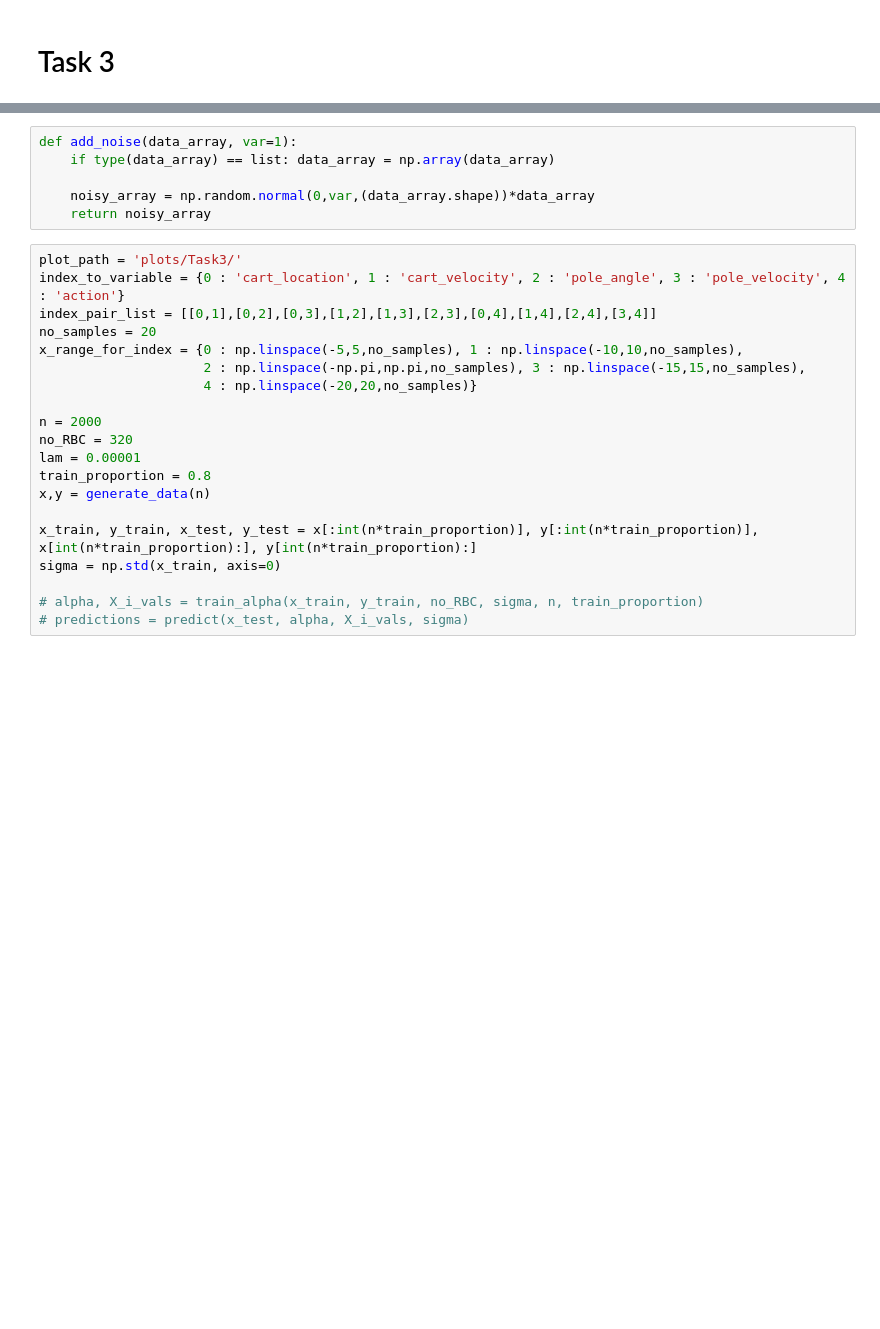
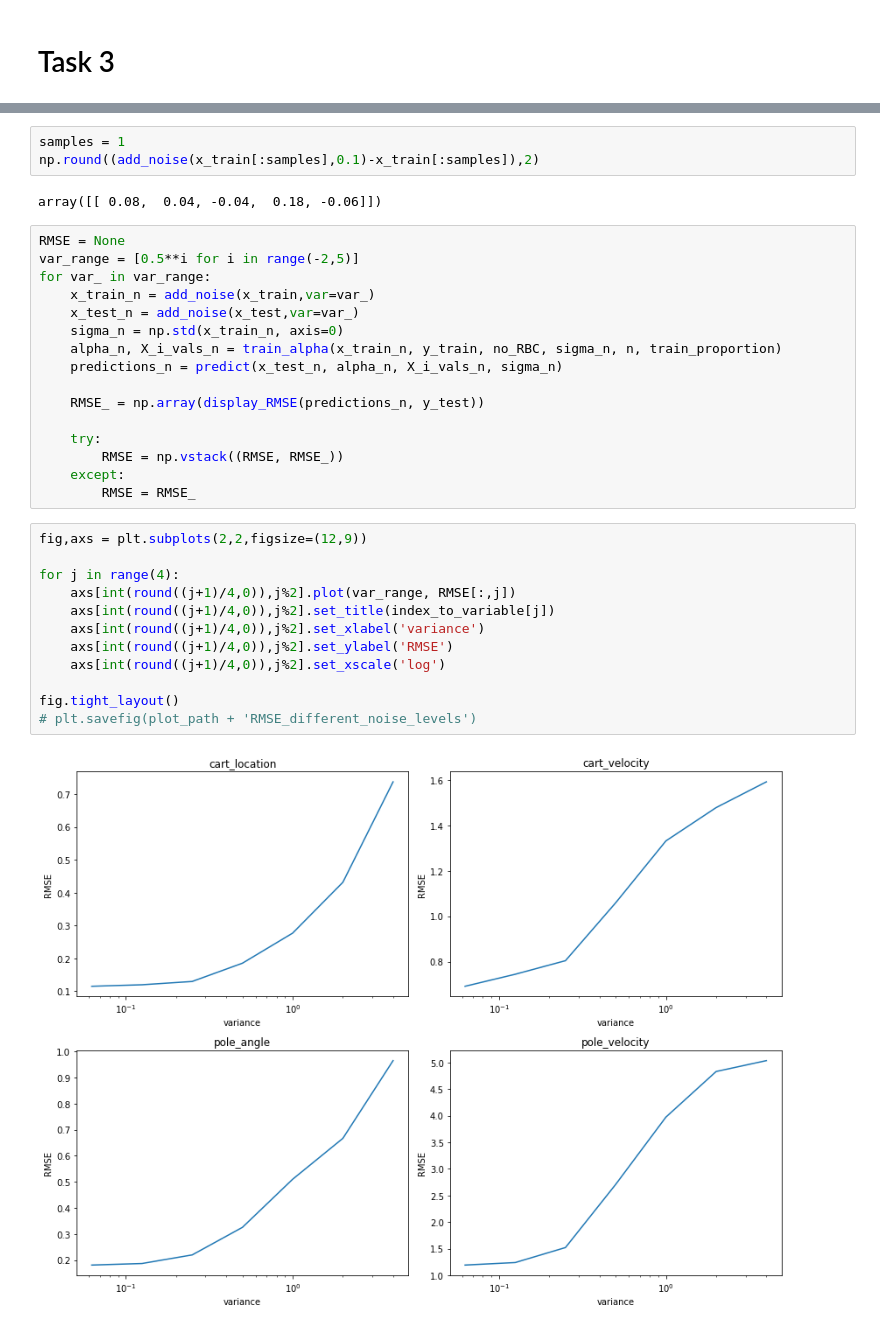
Before and after one commit to jordanesmith/SF3-Machine-Learning-Project, a Jupyter notebook: Task3.ipynb, the cells around one changed output, grey strips where cells are left out. Saved outputs shown, nothing was run; the diff lists cells and outputs as text; blank space fills up the shorter version.

Commit message:
completed task 3 with uniform noise variance across all variables

```diff
--- a/Task3.ipynb
+++ b/Task3.ipynb
@@ -11,26 +36,35 @@ import scipy.optimize
-# %%
-def add_noise(data_array, var=1):
-    if type(data_array) == list: data_array = np.array(data_array)
-
-    noisy_array = np.random.normal(0,var,(data_array.shape))*data_array
-    return noisy_array
-# %%
-plot_path = 'plots/Task3/'
-index_to_variable = {0 : 'cart_location', 1 : 'cart_velocity', 2 : 'pole_angle', 3 : 'pole_velocity', 4 : 'action'}
-index_pair_list = [[0,1],[0,2],[0,3],[1,2],[1,3],[2,3],[0,4],[1,4],[2,4],[3,4]]
-no_samples = 20
-x_range_for_index = {0 : np.linspace(-5,5,no_samples), 1 : np.linspace(-10,10,no_samples),
-                     2 : np.linspace(-np.pi,np.pi,no_samples), 3 : np.linspace(-15,15,no_samples),
-                     4 : np.linspace(-20,20,no_samples)}
-
-n = 2000
-no_RBC = 320
-lam = 0.00001
-train_proportion = 0.8
-x,y = generate_data(n)
-
-x_train, y_train, x_test, y_test = x[:int(n*train_proportion)], y[:int(n*train_proportion)], x[int(n*train_proportion):], y[int(n*train_proportion):]
-sigma = np.std(x_train, axis=0)
-
-# alpha, X_i_vals = train_alpha(x_train, y_train, no_RBC, sigma, n, train_proportion)
-# predictions = predict(x_test, alpha, X_i_vals, sigma)
+# %%
+samples = 1
+np.round((add_noise(x_train[:samples],0.1)-x_train[:samples]),2)
+# %% [output]
+array([[ 0.08,  0.04, -0.04,  0.18, -0.06]])
+# %%
+RMSE = None
+var_range = [0.5**i for i in range(-2,5)]
+for var_ in var_range:
+    x_train_n = add_noise(x_train,var=var_)
+    x_test_n = add_noise(x_test,var=var_)
+    sigma_n = np.std(x_train_n, axis=0)
+    alpha_n, X_i_vals_n = train_alpha(x_train_n, y_train, no_RBC, sigma_n, n, train_proportion)
+    predictions_n = predict(x_test_n, alpha_n, X_i_vals_n, sigma_n)
+
+    RMSE_ = np.array(display_RMSE(predictions_n, y_test))
+
+    try:
+        RMSE = np.vstack((RMSE, RMSE_))
+    except:
+        RMSE = RMSE_
+# %%
+fig,axs = plt.subplots(2,2,figsize=(12,9))
+
+for j in range(4):
+    axs[int(round((j+1)/4,0)),j%2].plot(var_range, RMSE[:,j])
+    axs[int(round((j+1)/4,0)),j%2].set_title(index_to_variable[j])
+    axs[int(round((j+1)/4,0)),j%2].set_xlabel('variance')
+    axs[int(round((j+1)/4,0)),j%2].set_ylabel('RMSE')
+    axs[int(round((j+1)/4,0)),j%2].set_xscale('log')
+
+fig.tight_layout()
+# plt.savefig(plot_path + 'RMSE_different_noise_levels')
+# %% [output]
+[figure, added]
```
Also changed, not shown: parts of 27 cells of this notebook, 1 other file.
